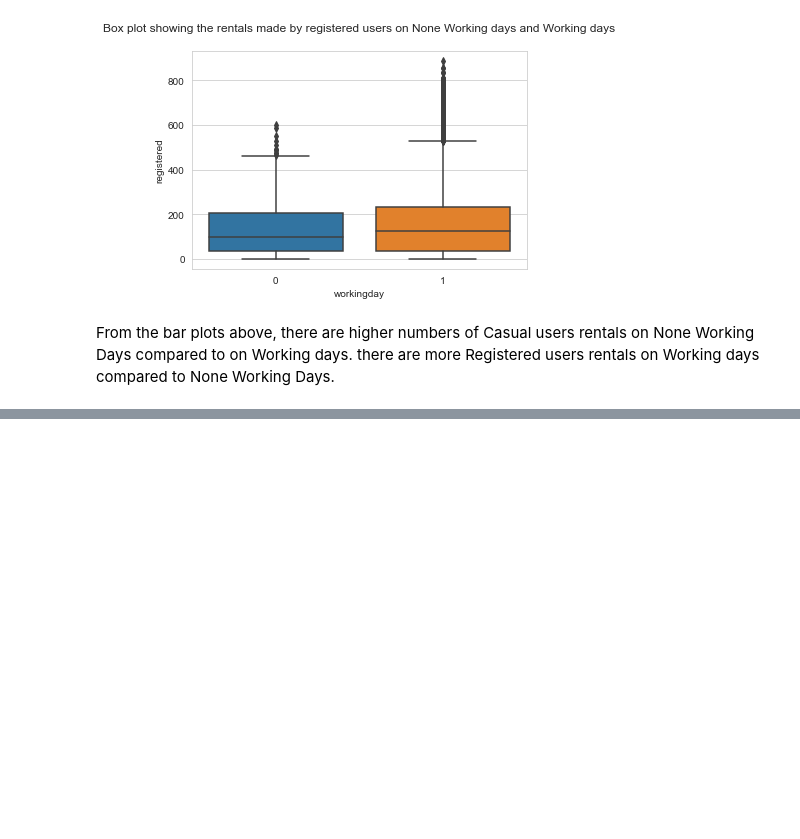
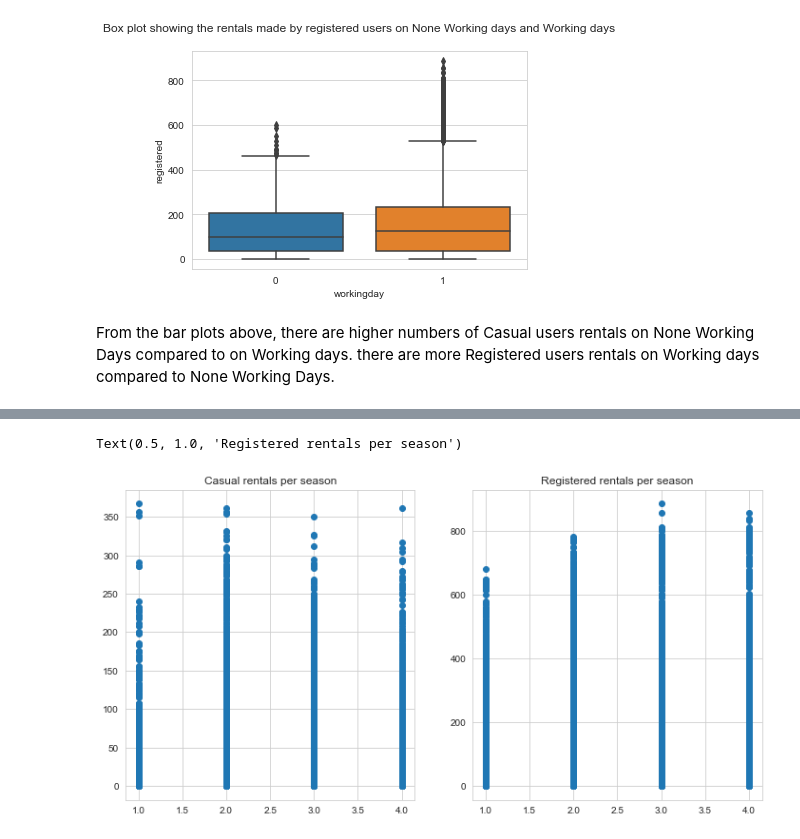
Before and after one commit to Chizzy-codes/Bicycle-Renting-Demand-Forecast-Using-Machine-Learning, a Jupyter notebook: Bicycle_sharing_system_demand_analysis.ipynb, the cells around one changed output, grey strips where cells are left out. Cells and saved outputs as stored; diff of their text form; code cells hidden in the pictures; blank space fills up the shorter version.

```diff
--- a/Bicycle_sharing_system_demand_analysis.ipynb
+++ b/Bicycle_sharing_system_demand_analysis.ipynb
@@ -172,3 +175,13 @@ The plot above shows the total rentals made on days which are holidays(1) and da
+# %%
+# checking the spread of total rentals for each season (casual and registered)
+fig, axes = plt.subplots(1,2, figsize=(12,6))
+axes[0].scatter(x='season', y='casual', data=bydf)
+axes[0].set_title('Casual rentals per season')
+axes[1].scatter(x='season', y='registered', data=bydf)
+axes[1].set_title('Registered rentals per season')
+# %% [output]
+Text(0.5, 1.0, 'Registered rentals per season')
+[figure, added]
 # %%
 # checking the spread of total rentals for each weather type (casual and registered)
 # %%
```
Also changed, not shown: parts of 4 cells of this notebook.
